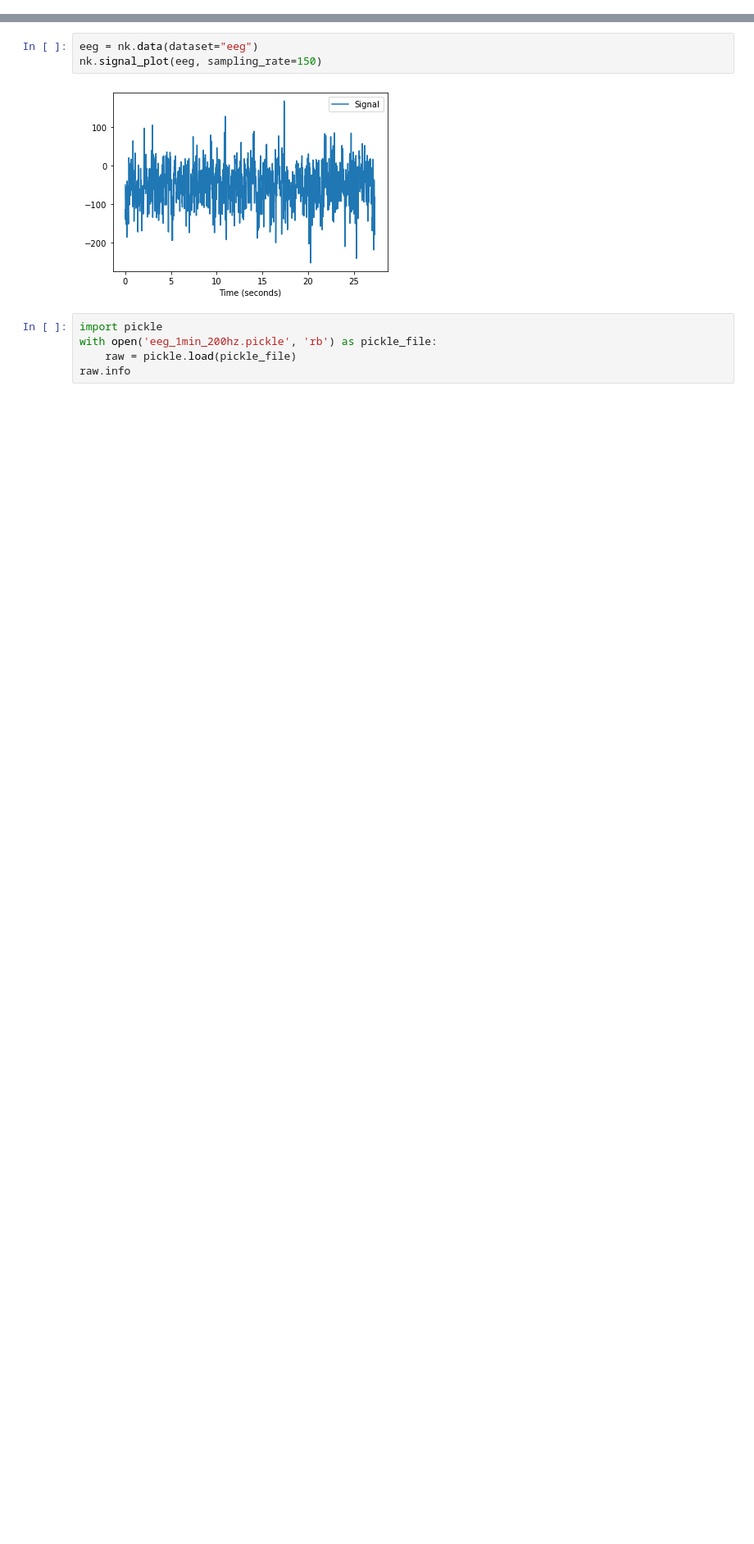
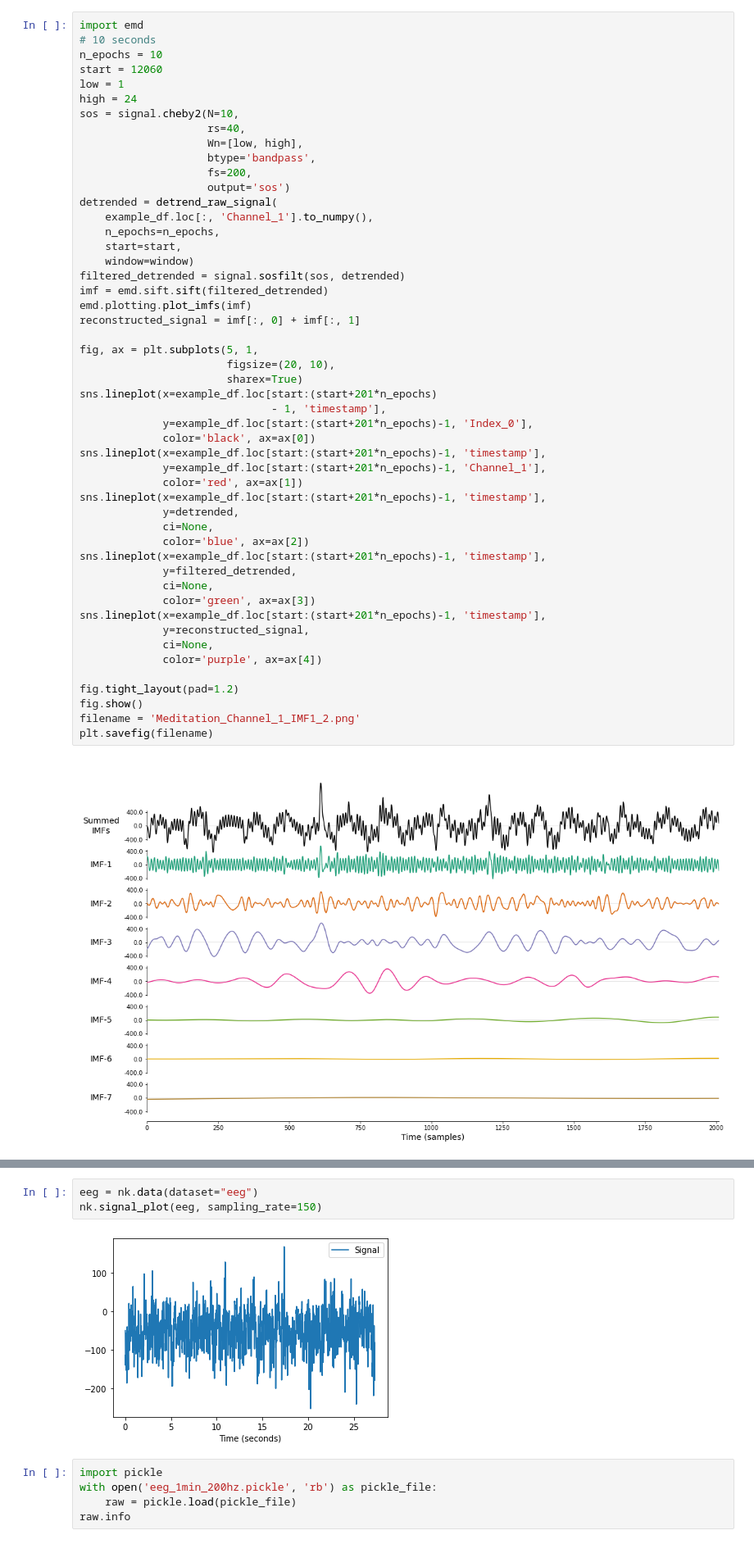
Before and after one commit to Hsnayrus/EEG_Wearable_RPi_Garmin, a Jupyter notebook: EEG_signal_processing.ipynb, the cells around one changed output, grey strips where cells are left out. Shown at 82% size. Drawn from its saved outputs; the diff is of its cells as text; blank space fills up the shorter version.

```diff
--- a/EEG_signal_processing.ipynb
+++ b/EEG_signal_processing.ipynb
@@ -6,0 +324,52 @@ import matplotlib.pyplot as plt
+# %%
+import emd
+# 10 seconds
+n_epochs = 10
+start = 12060
+low = 1
+high = 24
+sos = signal.cheby2(N=10,
+                    rs=40,
+                    Wn=[low, high],
+                    btype='bandpass',
+                    fs=200,
+                    output='sos')
+detrended = detrend_raw_signal(
+    example_df.loc[:, 'Channel_1'].to_numpy(),
+    n_epochs=n_epochs,
+    start=start,
+    window=window)
+filtered_detrended = signal.sosfilt(sos, detrended)
+imf = emd.sift.sift(filtered_detrended)
+emd.plotting.plot_imfs(imf)
+reconstructed_signal = imf[:, 0] + imf[:, 1]
+
+fig, ax = plt.subplots(5, 1,
+                       figsize=(20, 10),
+                       sharex=True)
+sns.lineplot(x=example_df.loc[start:(start+201*n_epochs)
+                              - 1, 'timestamp'],
+             y=example_df.loc[start:(start+201*n_epochs)-1, 'Index_0'],
+             color='black', ax=ax[0])
+sns.lineplot(x=example_df.loc[start:(start+201*n_epochs)-1, 'timestamp'],
+             y=example_df.loc[start:(start+201*n_epochs)-1, 'Channel_1'],
+             color='red', ax=ax[1])
+sns.lineplot(x=example_df.loc[start:(start+201*n_epochs)-1, 'timestamp'],
+             y=detrended,
+             ci=None,
+             color='blue', ax=ax[2])
+sns.lineplot(x=example_df.loc[start:(start+201*n_epochs)-1, 'timestamp'],
+             y=filtered_detrended,
+             ci=None,
+             color='green', ax=ax[3])
+sns.lineplot(x=example_df.loc[start:(start+201*n_epochs)-1, 'timestamp'],
+             y=reconstructed_signal,
+             ci=None,
+             color='purple', ax=ax[4])
+
+fig.tight_layout(pad=1.2)
+fig.show()
+filename = 'Meditation_Channel_1_IMF1_2.png'
+plt.savefig(filename)
+# %% [output]
+[figure, added]
```
Also changed, not shown: parts of 43 cells of this notebook, 27 other files.
